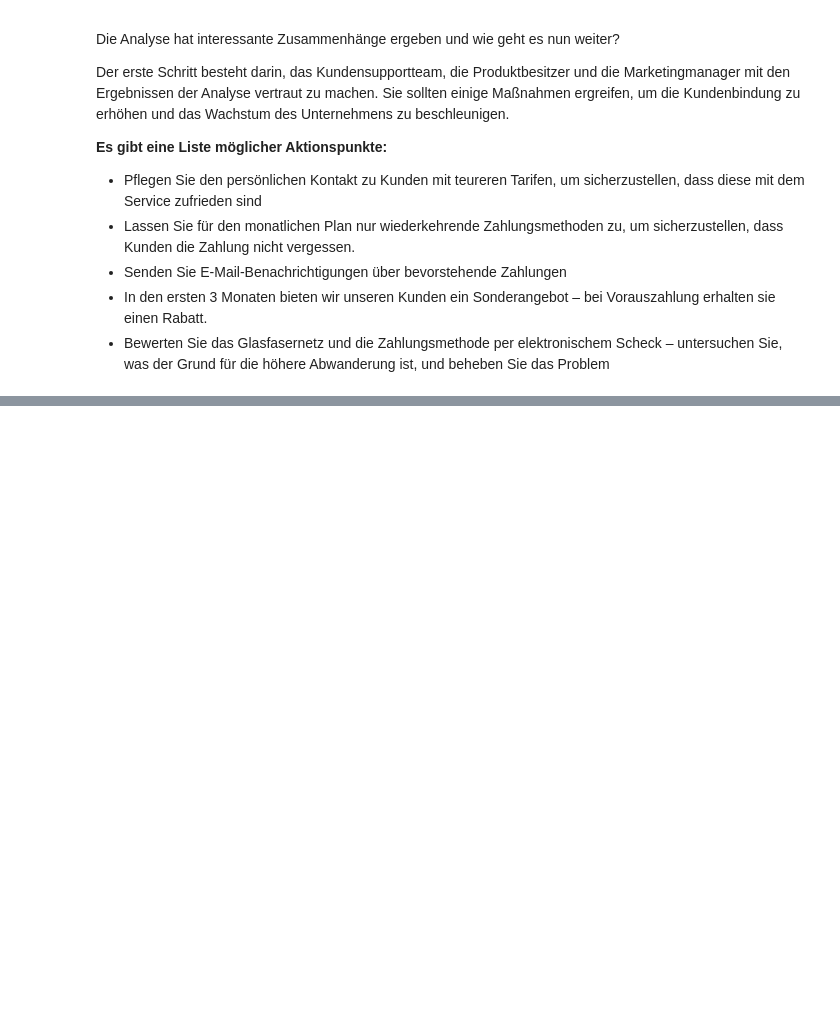
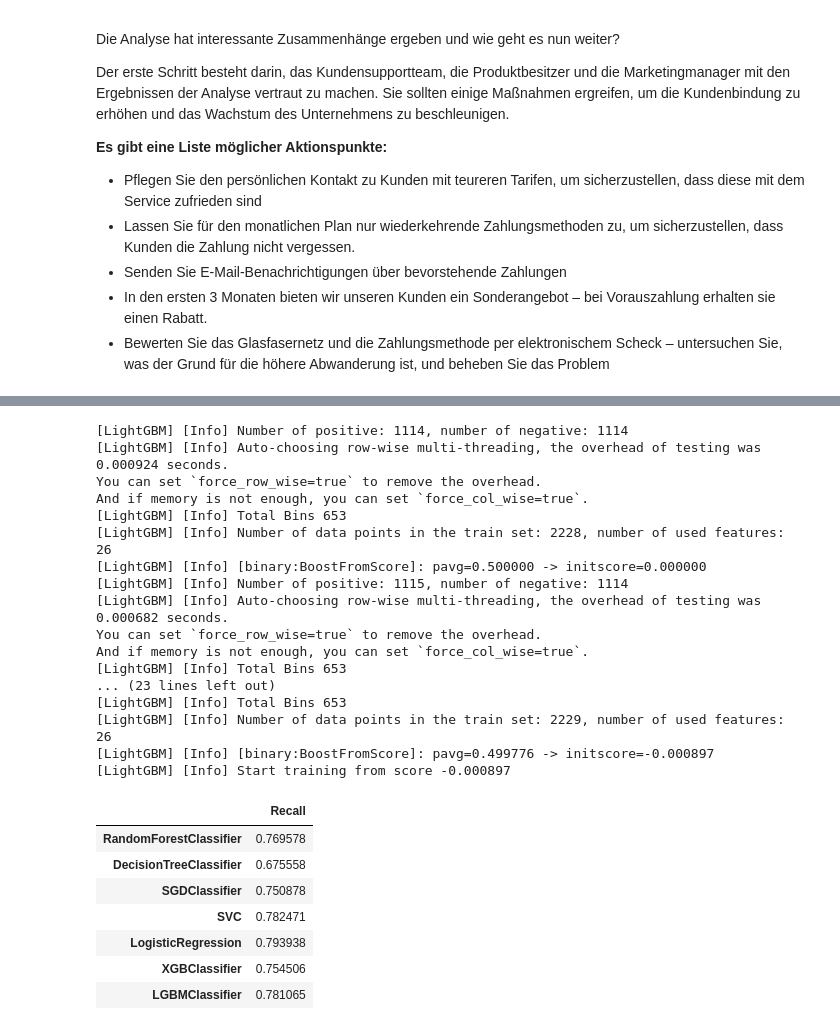
Before and after one commit to awildt01/Predicting-Churn, a Jupyter notebook: churn_dev1.ipynb, the cells around one changed output, grey strips where cells are left out. Cells and saved outputs as stored; diff of their text form; code cells hidden in the pictures; blank space fills up the shorter version.

```diff
--- a/churn_dev1.ipynb
+++ b/churn_dev1.ipynb
@@ -2349,0 +2491,44 @@ Der erste Schritt besteht darin, das Kundensupportteam, die Produktbesitzer und
+# %%
+# instanciar modelos
+rf = RandomForestClassifier()
+dt = DecisionTreeClassifier()
+sgdc = SGDClassifier()
+svc = SVC()
+lr = LogisticRegression()
+xgb = XGBClassifier()
+lgbm = LGBMClassifier()
+
+model = []
+recall = []
+# avaliar o desempenho (recall)
+for clf in (rf, dt, sgdc, svc, lr, xgb, lgbm):
+    model.append(clf.__class__.__name__)
+    recall.append(val_model(X_train_rus, y_train_rus, clf, quite=True))
+
+pd.DataFrame(data=recall, index=model, columns=['Recall'])
+# %% [output]
+[LightGBM] [Info] Number of positive: 1114, number of negative: 1114
+[LightGBM] [Info] Auto-choosing row-wise multi-threading, the overhead of testing was 0.000924 seconds.
+You can set `force_row_wise=true` to remove the overhead.
+And if memory is not enough, you can set `force_col_wise=true`.
+[LightGBM] [Info] Total Bins 653
+[LightGBM] [Info] Number of data points in the train set: 2228, number of used features: 26
+[LightGBM] [Info] [binary:BoostFromScore]: pavg=0.500000 -> initscore=0.000000
+[LightGBM] [Info] Number of positive: 1115, number of negative: 1114
+[LightGBM] [Info] Auto-choosing row-wise multi-threading, the overhead of testing was 0.000682 seconds.
+You can set `force_row_wise=true` to remove the overhead.
+And if memory is not enough, you can set `force_col_wise=true`.
+[LightGBM] [Info] Total Bins 653
+... (23 lines left out)
+[LightGBM] [Info] Total Bins 653
+[LightGBM] [Info] Number of data points in the train set: 2229, number of used features: 26
+[LightGBM] [Info] [binary:BoostFromScore]: pavg=0.499776 -> initscore=-0.000897
+[LightGBM] [Info] Start training from score -0.000897
+|  | Recall |
+| RandomForestClassifier | 0.769578 |
+| DecisionTreeClassifier | 0.675558 |
+| SGDClassifier | 0.750878 |
+| SVC | 0.782471 |
+| LogisticRegression | 0.793938 |
+| XGBClassifier | 0.754506 |
+| LGBMClassifier | 0.781065 |
```
Also changed, not shown: parts of 23 cells of this notebook.
